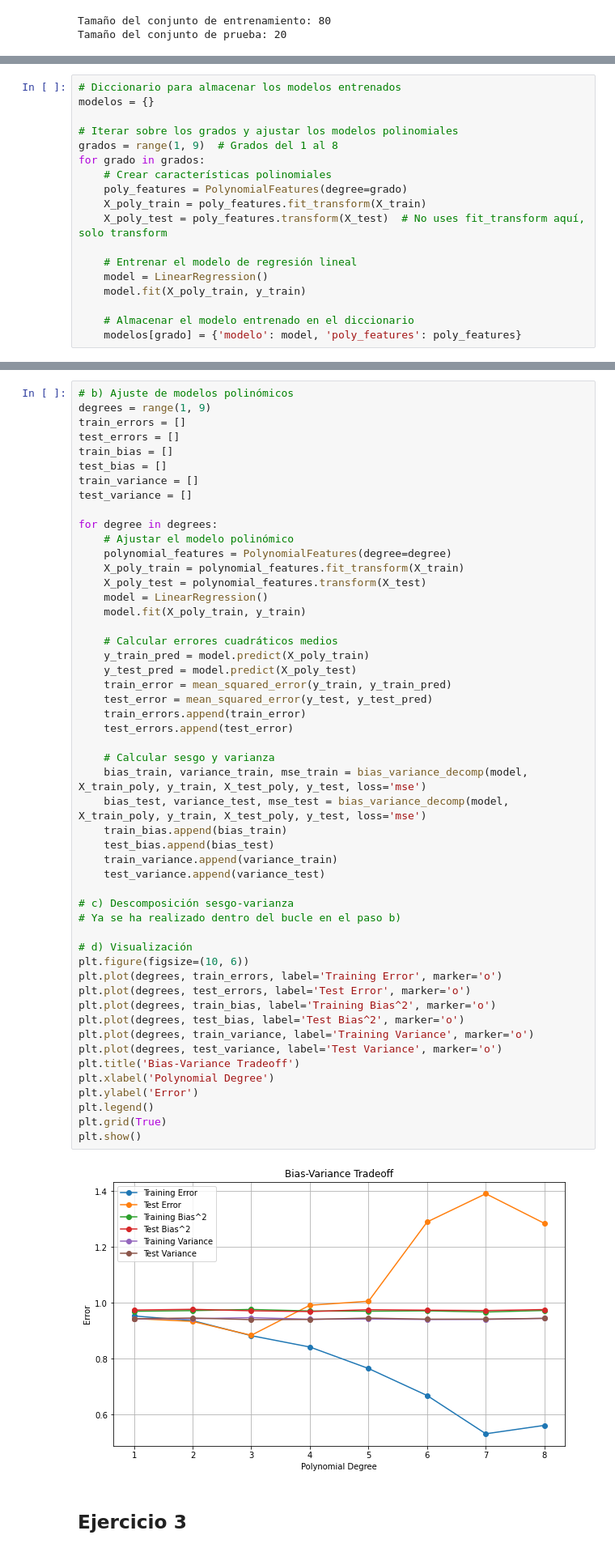
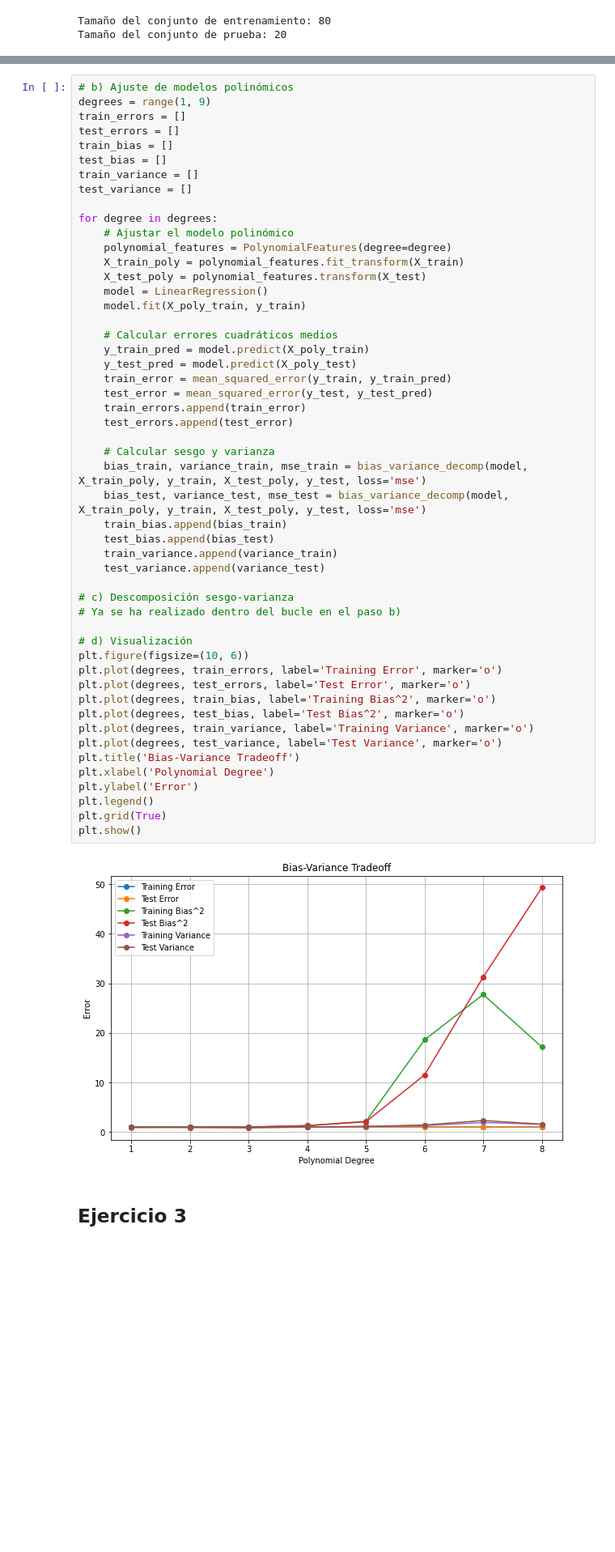
Before and after one commit to AlvaroZapata27/Diplomado_pucp_ml, a Jupyter notebook: PC_1/PC_1.ipynb, the cells around one changed output, grey strips where cells are left out. Shown at 81% size. Saved outputs shown, nothing was run; the diff lists cells and outputs as text; blank space fills up the shorter version.

```diff
--- a/PC_1/PC_1.ipynb
+++ b/PC_1/PC_1.ipynb
@@ -221,18 +189,0 @@ AttributeError: 'numpy.float64' object has no attribute 'append'
-# %%
-# Diccionario para almacenar los modelos entrenados
-modelos = {}
-
-# Iterar sobre los grados y ajustar los modelos polinomiales
-grados = range(1, 9)  # Grados del 1 al 8
-for grado in grados:
-    # Crear características polinomiales
-    poly_features = PolynomialFeatures(degree=grado)
-    X_poly_train = poly_features.fit_transform(X_train)
-    X_poly_test = poly_features.transform(X_test)  # No uses fit_transform aquí, solo transform
-
-    # Entrenar el modelo de regresión lineal
-    model = LinearRegression()
-    model.fit(X_poly_train, y_train)
-
-    # Almacenar el modelo entrenado en el diccionario
-    modelos[grado] = {'modelo': model, 'poly_features': poly_features}
@@ -262,8 +200,8 @@ test_variance = []
 for degree in degrees:
     # Ajustar el modelo polinómico
     polynomial_features = PolynomialFeatures(degree=degree)
-    X_poly_train = polynomial_features.fit_transform(X_train)
-    X_poly_test = polynomial_features.transform(X_test)
+    X_train_poly = polynomial_features.fit_transform(X_train)
+    X_test_poly = polynomial_features.transform(X_test)
     model = LinearRegression()
     model.fit(X_poly_train, y_train)
 
@@ -274,34 +212,34 @@ for degree in degrees:
     test_error = mean_squared_error(y_test, y_test_pred)
     train_errors.append(train_error)
     test_errors.append(test_error)
 
     # Calcular sesgo y varianza
     bias_train, variance_train, mse_train = bias_variance_decomp(model, X_train_poly, y_train, X_test_poly, y_test, loss='mse')
     bias_test, variance_test, mse_test = bias_variance_decomp(model, X_train_poly, y_train, X_test_poly, y_test, loss='mse')
     train_bias.append(bias_train)
     test_bias.append(bias_test)
     train_variance.append(variance_train)
     test_variance.append(variance_test)
 
 # c) Descomposición sesgo-varianza
 # Ya se ha realizado dentro del bucle en el paso b)
 
 # d) Visualización
 plt.figure(figsize=(10, 6))
 plt.plot(degrees, train_errors, label='Training Error', marker='o')
 plt.plot(degrees, test_errors, label='Test Error', marker='o')
 plt.plot(degrees, train_bias, label='Training Bias^2', marker='o')
 plt.plot(degrees, test_bias, label='Test Bias^2', marker='o')
 plt.plot(degrees, train_variance, label='Training Variance', marker='o')
 plt.plot(degrees, test_variance, label='Test Variance', marker='o')
 plt.title('Bias-Variance Tradeoff')
 plt.xlabel('Polynomial Degree')
 plt.ylabel('Error')
 plt.legend()
 plt.grid(True)
 plt.show()
 # %% [output]
-[figure, old version]
+[figure, new version]
 # %% [markdown]
 ## Ejercicio 3
 # %% [markdown]
```
Also changed, not shown: parts of 5 cells of this notebook.
